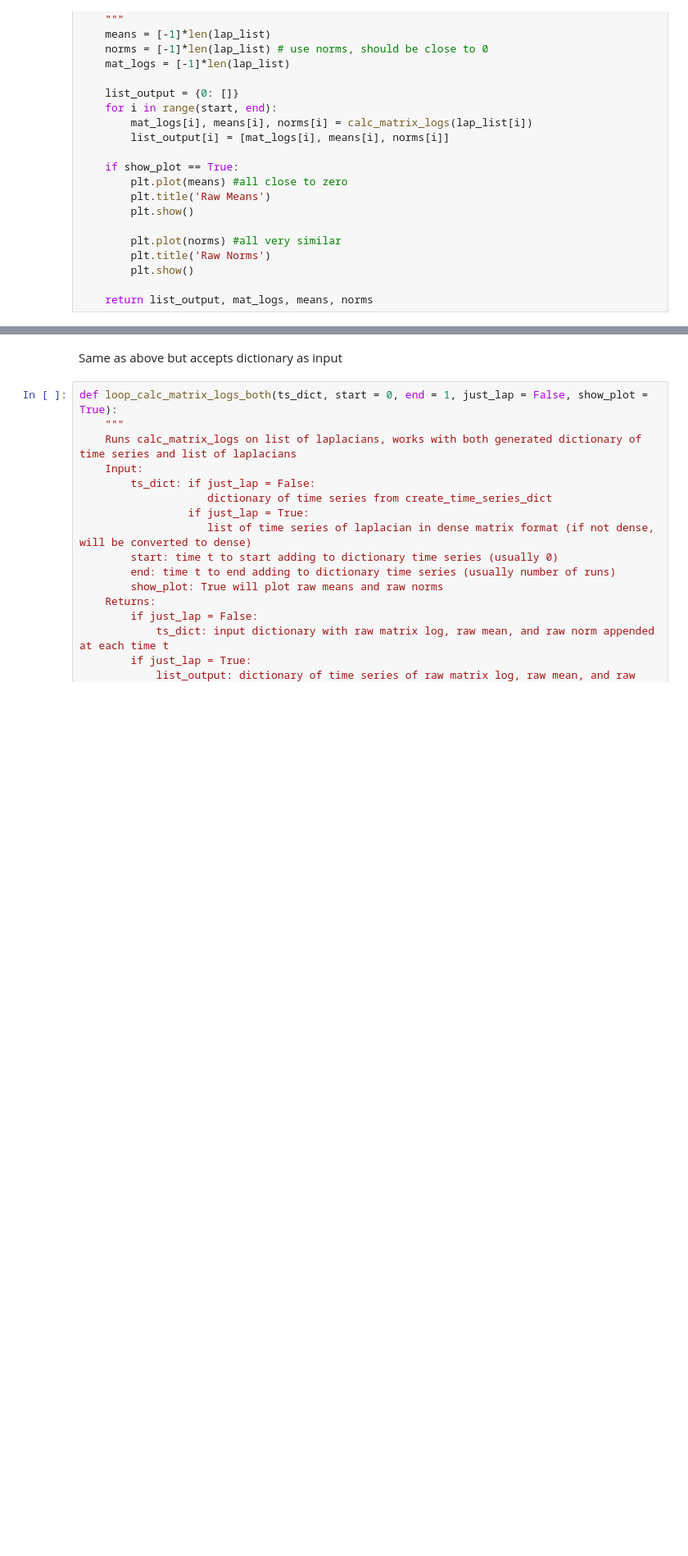
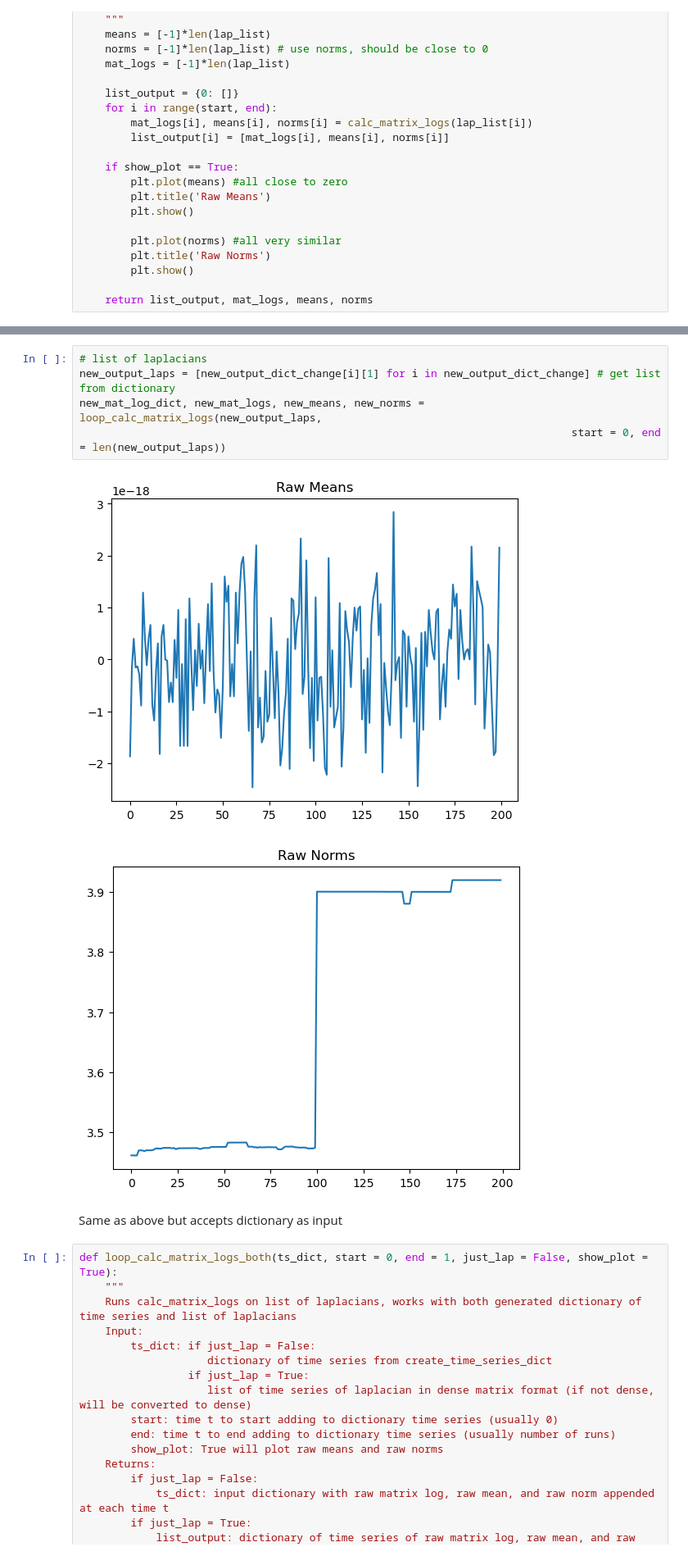
Before and after one commit to tmr005/mat_log_distance, a Jupyter notebook: Unit Square Distance Modularized.ipynb, the cells around one changed output, grey strips where cells are left out. Shown at 82% size. Drawn from its saved outputs; the diff is of its cells as text; blank space fills up the shorter version.

```diff
--- a/Unit Square Distance Modularized.ipynb
+++ b/Unit Square Distance Modularized.ipynb
@@ -453,3 +460,11 @@ mat_log_dict, mat_logs, means, norms = loop_calc_matrix_logs(output_laps, start
+# %%
+# list of laplacians
+new_output_laps = [new_output_dict_change[i][1] for i in new_output_dict_change] # get list from dictionary
+new_mat_log_dict, new_mat_logs, new_means, new_norms = loop_calc_matrix_logs(new_output_laps,
+                                                                             start = 0, end = len(new_output_laps))
+# %% [output]
+[figure, added]
+[figure, added]
 # %% [markdown]
 Same as above but accepts dictionary as input
 # %%
```
Also changed, not shown: parts of 16 cells of this notebook.
